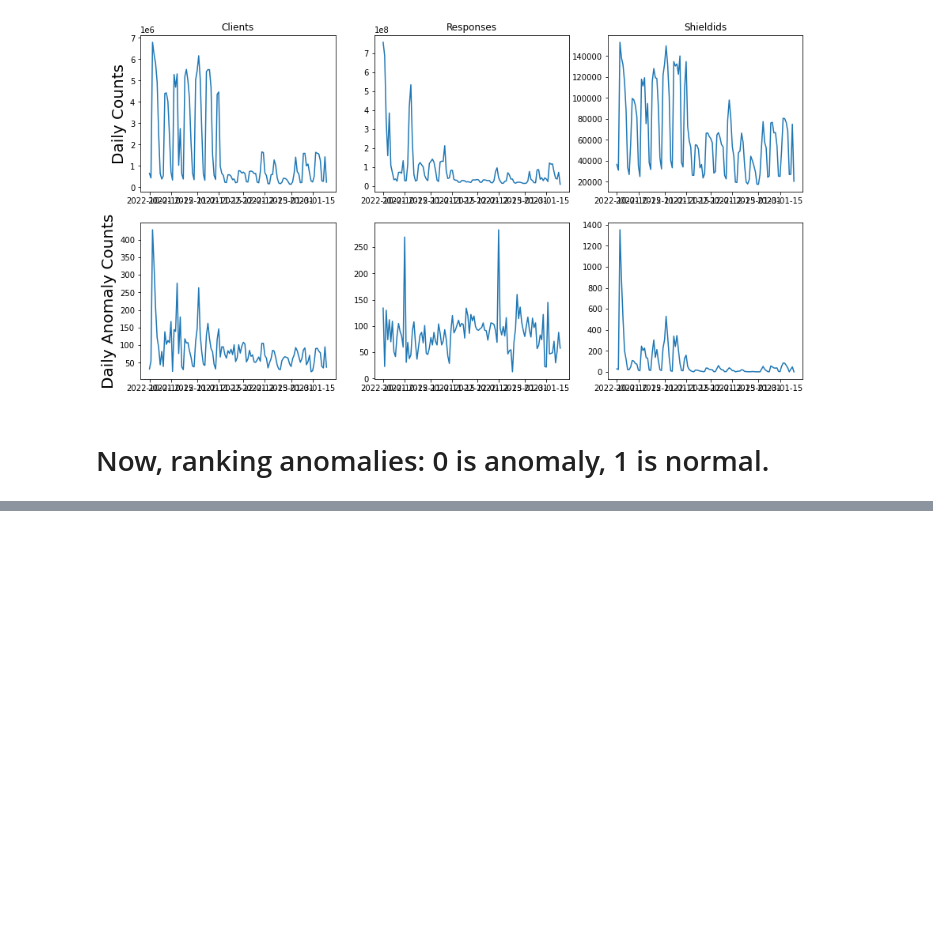
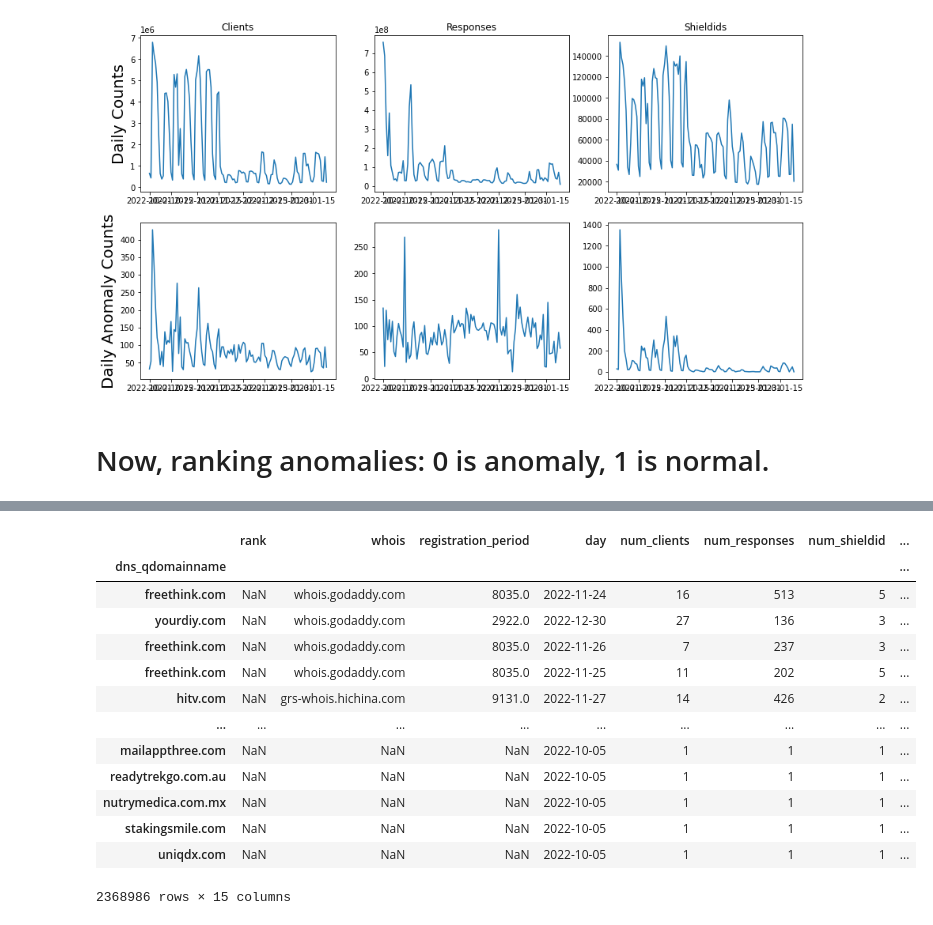
Before and after one commit to IntrusionINTZ/UniversityOfMontana_2023Spring, a Jupyter notebook: Luke/AnomalyFinder2.ipynb, the cells around one changed output, grey strips where cells are left out. Cells and saved outputs as stored; diff of their text form; code cells hidden in the pictures; blank space fills up the shorter version.

```diff
--- a/Luke/AnomalyFinder2.ipynb
+++ b/Luke/AnomalyFinder2.ipynb
@@ -410,0 +416,17 @@ SyntaxError: invalid syntax (2807982256.py, line 6)
+# %%
+X_test
+# %% [output]
+|  | rank | whois | registration_period | day | num_clients | num_responses | num_shieldid | ... |
+| dns_qdomainname |  |  |  |  |  |  |  | ... |
+| freethink.com | NaN | whois.godaddy.com | 8035.0 | 2022-11-24 | 16 | 513 | 5 | ... |
+| yourdiy.com | NaN | whois.godaddy.com | 2922.0 | 2022-12-30 | 27 | 136 | 3 | ... |
+| freethink.com | NaN | whois.godaddy.com | 8035.0 | 2022-11-26 | 7 | 237 | 3 | ... |
+| freethink.com | NaN | whois.godaddy.com | 8035.0 | 2022-11-25 | 11 | 202 | 5 | ... |
+| hitv.com | NaN | grs-whois.hichina.com | 9131.0 | 2022-11-27 | 14 | 426 | 2 | ... |
+| ... | ... | ... | ... | ... | ... | ... | ... | ... |
+| mailappthree.com | NaN | NaN | NaN | 2022-10-05 | 1 | 1 | 1 | ... |
+| readytrekgo.com.au | NaN | NaN | NaN | 2022-10-05 | 1 | 1 | 1 | ... |
+| nutrymedica.com.mx | NaN | NaN | NaN | 2022-10-05 | 1 | 1 | 1 | ... |
+| stakingsmile.com | NaN | NaN | NaN | 2022-10-05 | 1 | 1 | 1 | ... |
+| uniqdx.com | NaN | NaN | NaN | 2022-10-05 | 1 | 1 | 1 | ... |
+2368986 rows × 15 columns
```
Also changed, not shown: parts of 23 cells of this notebook.
